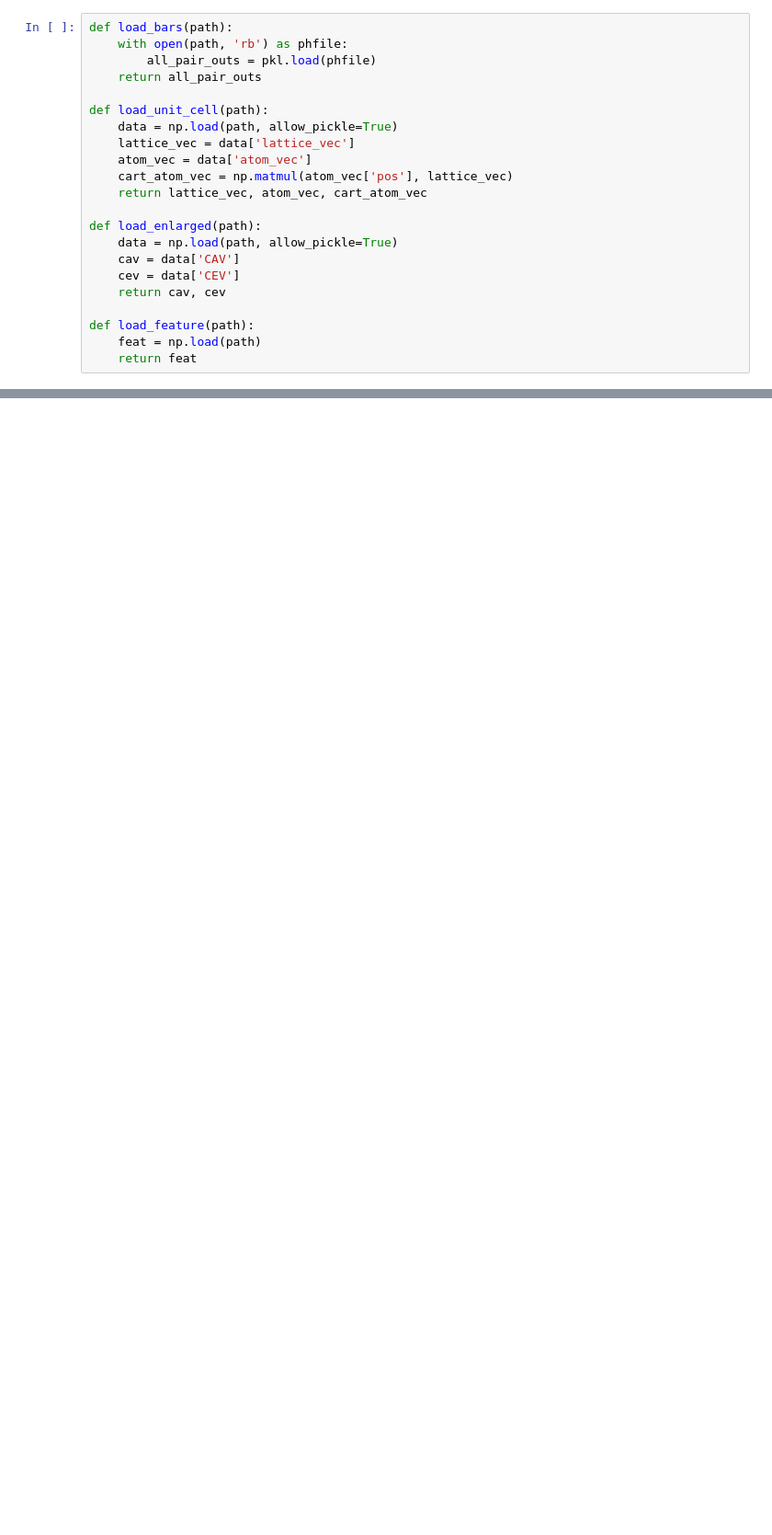
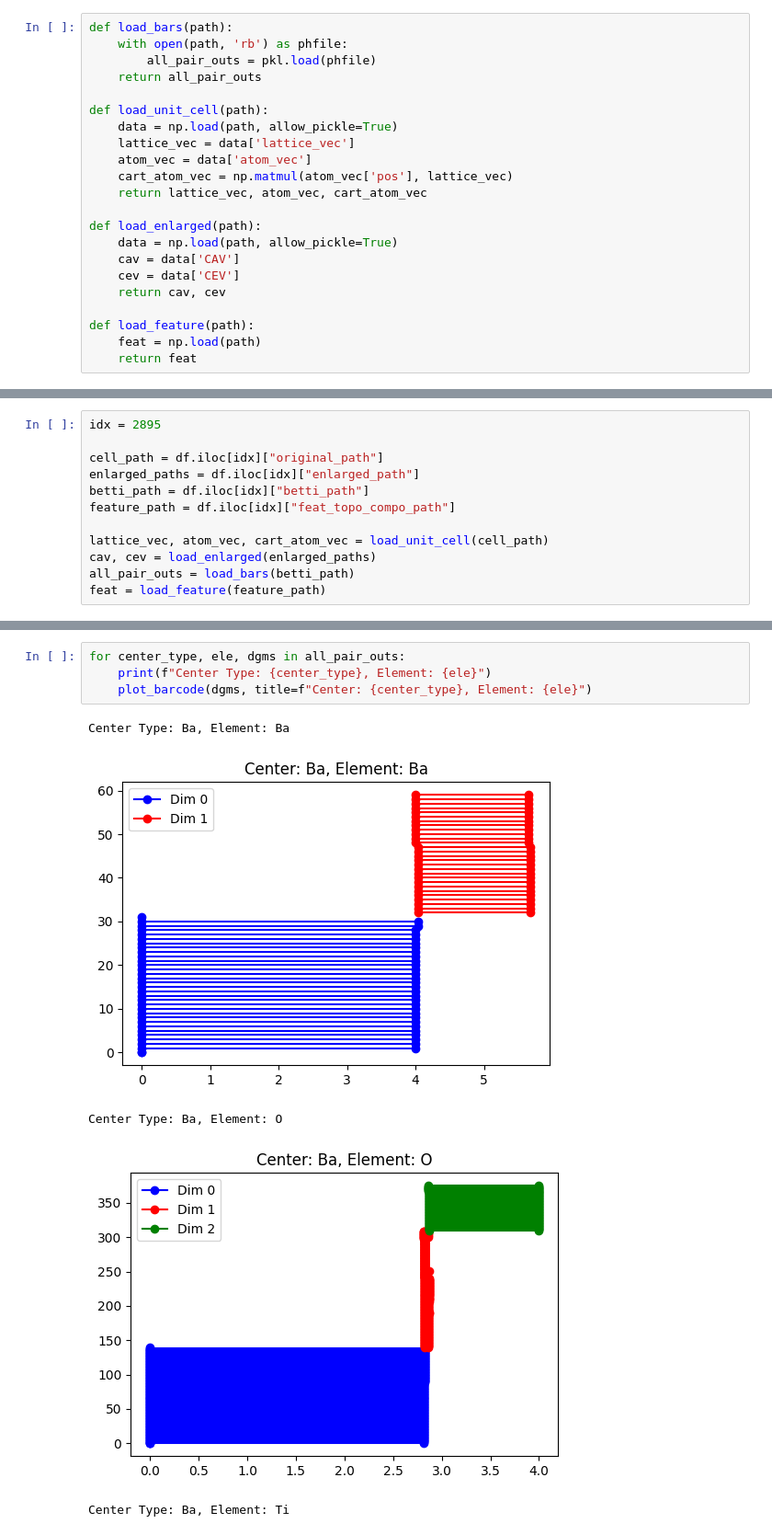
Before and after one commit to SantriptaSharma/omws-topo-crystals, a Jupyter notebook: validation.ipynb, the cells around one changed output, grey strips where cells are left out. Shown at 92% size. Drawn from its saved outputs; the diff is of its cells as text; blank space fills up the shorter version.

```diff
--- a/validation.ipynb
+++ b/validation.ipynb
@@ -131 +138,13 @@ Center Type: Pd, Element: Si
 ... (18 outputs left out)
+# %%
+idx = 2895
+
+cell_path = df.iloc[idx]["original_path"]
+enlarged_paths = df.iloc[idx]["enlarged_path"]
+betti_path = df.iloc[idx]["betti_path"]
+feature_path = df.iloc[idx]["feat_topo_compo_path"]
+
+lattice_vec, atom_vec, cart_atom_vec = load_unit_cell(cell_path)
+cav, cev = load_enlarged(enlarged_paths)
+all_pair_outs = load_bars(betti_path)
+feat = load_feature(feature_path)
@@ -131,0 +155,10 @@ Center Type: Pd, Element: Si
+# %%
+for center_type, ele, dgms in all_pair_outs:
+	print(f"Center Type: {center_type}, Element: {ele}")
+	plot_barcode(dgms, title=f"Center: {center_type}, Element: {ele}")
+# %% [output]
+Center Type: Ba, Element: Ba
+[figure, added]
+Center Type: Ba, Element: O
+[figure, added]
+Center Type: Ba, Element: Ti
```
Also changed, not shown: parts of 10 cells of this notebook, 5 other files.
